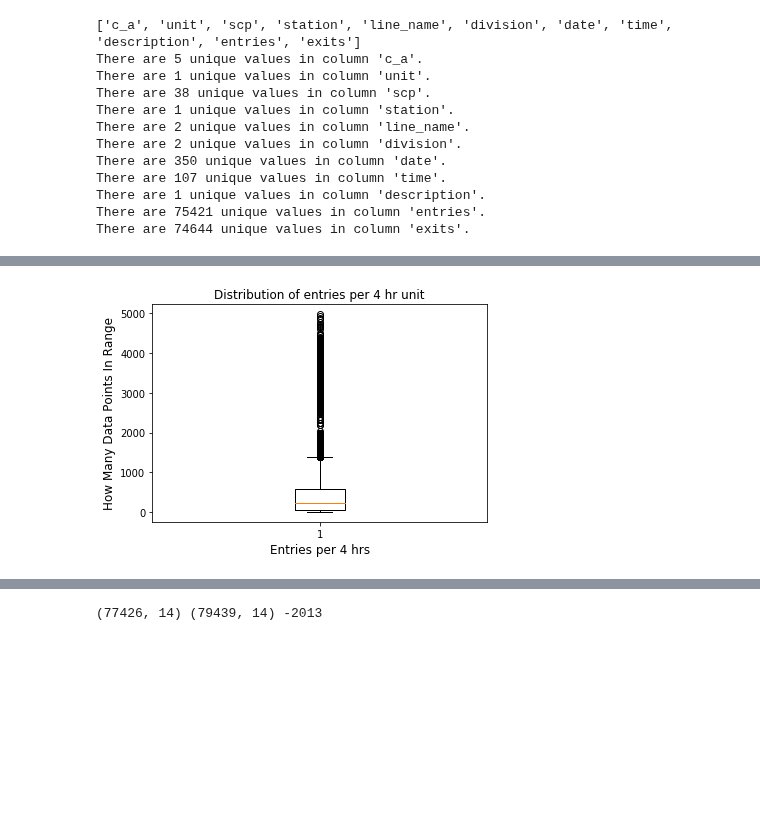
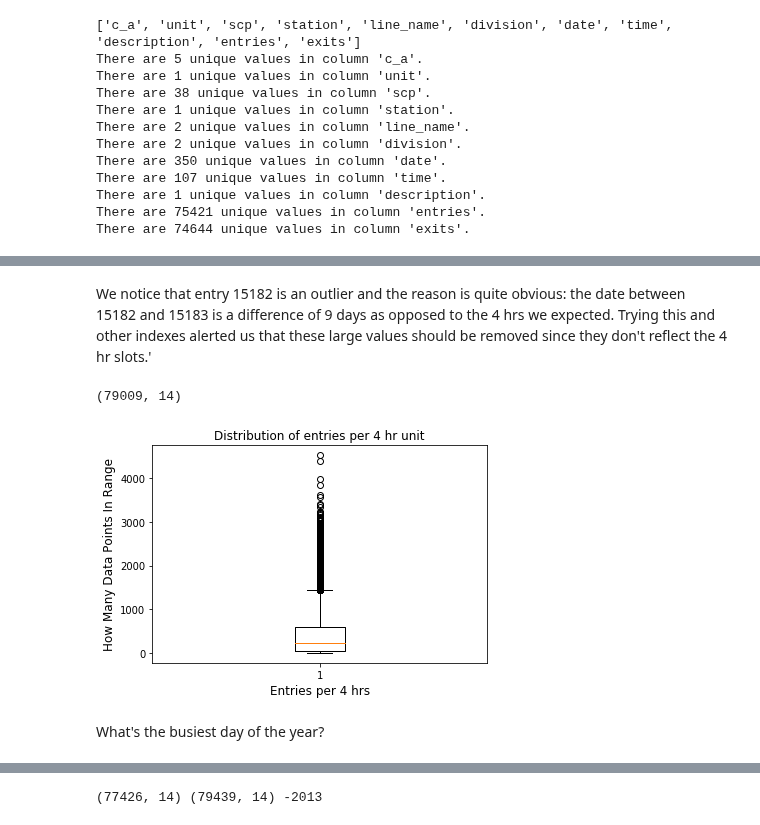
Before and after one commit to MahfuzurRahmanMiah/MTA_Turnstile_Data, a Jupyter notebook: MTA_Turnstile_Data.ipynb, the cells around one changed output, grey strips where cells are left out. Saved outputs shown, nothing was run; the diff lists cells and outputs as text; code cells hidden in the pictures; blank space fills up the shorter version.

Commit message:
Trying to add files again

```diff
--- a/MTA_Turnstile_Data.ipynb
+++ b/MTA_Turnstile_Data.ipynb
@@ -172,0 +129,8 @@ df_station_cleaned2.head(20)
+# %%
+df_st1.head(20)
+print(df_st1.shape)
+
+#Let's remove non-regular entries from the dataframe. This will be names df_st2.
+df_st2 = df_st1[df_st1["description"] == "REGULAR"].copy()
+print(df_st2.shape)
+df_st2.head(20)
@@ -195,10 +187,14 @@ df_station_cleaned2.loc[:, "entries_diff"] = df_station_cleaned2['entries'].diff
 # %%
-df_temp1 = df_station_cleaned2.sort_values(by=['c_a','unit', 'scp', 'date', 'time'],ascending = [True, True, True, False, False]).copy()
-df_station_cleaned2.loc[:, "entries_diff"] = df_temp1.groupby(['c_a', 'unit', 'scp'], as_index=False)['entries'].diff(periods =-1).tolist()
-df_station_cleaned2.loc[:, "exits_diff"] = df_temp1.groupby(['c_a', 'unit', 'scp'], as_index=False)['entries'].diff(periods =-1).tolist()
+df_temp1 = df_st2.sort_values(by=['c_a','unit', 'scp', 'date', 'time'],ascending = [True, True, True, False, False]).copy()
+df_st2.loc[:, "entries_diff"] = df_temp1.groupby(['c_a', 'unit', 'scp'], as_index=False)['entries'].diff(periods =-1).tolist()
+df_st2.loc[:, "exits_diff"] = df_temp1.groupby(['c_a', 'unit', 'scp'], as_index=False)['exits'].diff(periods =-1).tolist()
 
-df_station_cleaned2.drop(df_station_cleaned2[(df_station_cleaned2['entries_diff'] < 0)].index, inplace=True)
-df_station_cleaned2.drop(df_station_cleaned2[(df_station_cleaned2['entries_diff'] > 5000)].index, inplace=True)
-df_3 = df_station_cleaned2.dropna()
-print(df_station_cleaned2.shape, df_3.shape)
+# We are dropping entries that have entries_diff or exits_diff as
+# less than zero because those occur when turnstiles turnover. NAs are also dropped.
+
+df_st2.drop(df_st2[(df_st2['entries_diff'] < 0)].index, inplace=True)
+df_st2.drop(df_st2[(df_st2['exits_diff'] < 0)].index, inplace=True)
+
+df3 = df_st2.dropna()
+print(df_st2.shape, df3.shape)
 # %% [output]
@@ -223,0 +202,5 @@ dtype: int64
+# %%
+#Let's reset the index so that the dataframe
+# can be easily searched by index now that things are organized.
+df4 = df3.reset_index()
+df4.head()
@@ -224,13 +286,24 @@ dtype: int64
+# %% [markdown]
+We notice that entry 15182 is an outlier and the reason is quite obvious: the date between 15182 and 15183 is a difference of 9 days as opposed to the 4 hrs we expected. Trying this and other indexes alerted us that these large values should be removed since they don't reflect the 4 hr slots.'
+# %%
+#We will drop data points where entries_diff or exits_diff are > 4800.
+df4.drop(df4[(df4['entries_diff'] > 4800)].index, inplace=True)
+df4.drop(df4[(df4['exits_diff'] > 4800)].index, inplace=True)
+print(df4.shape)
+# %% [output]
+(79009, 14)
 # %%
 # Histogram of all entries by station for all 4 hr intervals
 #plt.figure(figsize=(12,8))
 
-plt.boxplot(df_3.entries_diff)
+plt.boxplot(df4.entries_diff)
 # customize plot
 plt.xlabel('Entries per 4 hrs', fontsize='large')
 plt.ylabel('How Many Data Points In Range', fontsize='large')
 plt.title('Distribution of entries per 4 hr unit', fontsize='large')
 
 plt.show()
 # %% [output]
-[figure, old version]
+[figure, new version]
+# %% [markdown]
+What's the busiest day of the year?
```
Also changed, not shown: parts of 20 cells of this notebook.
